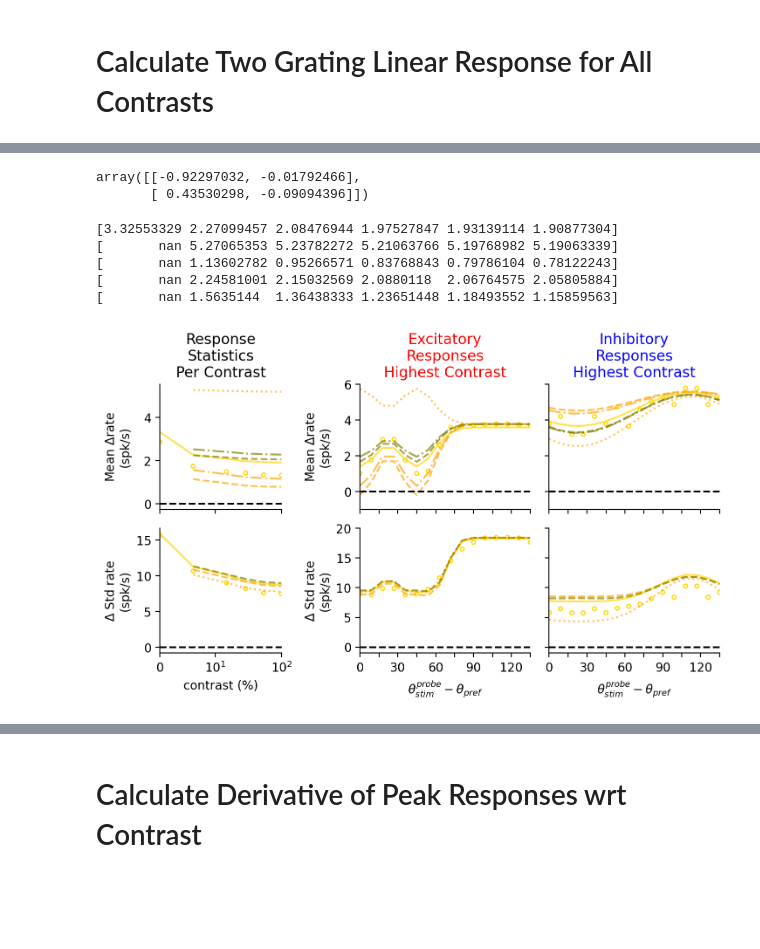
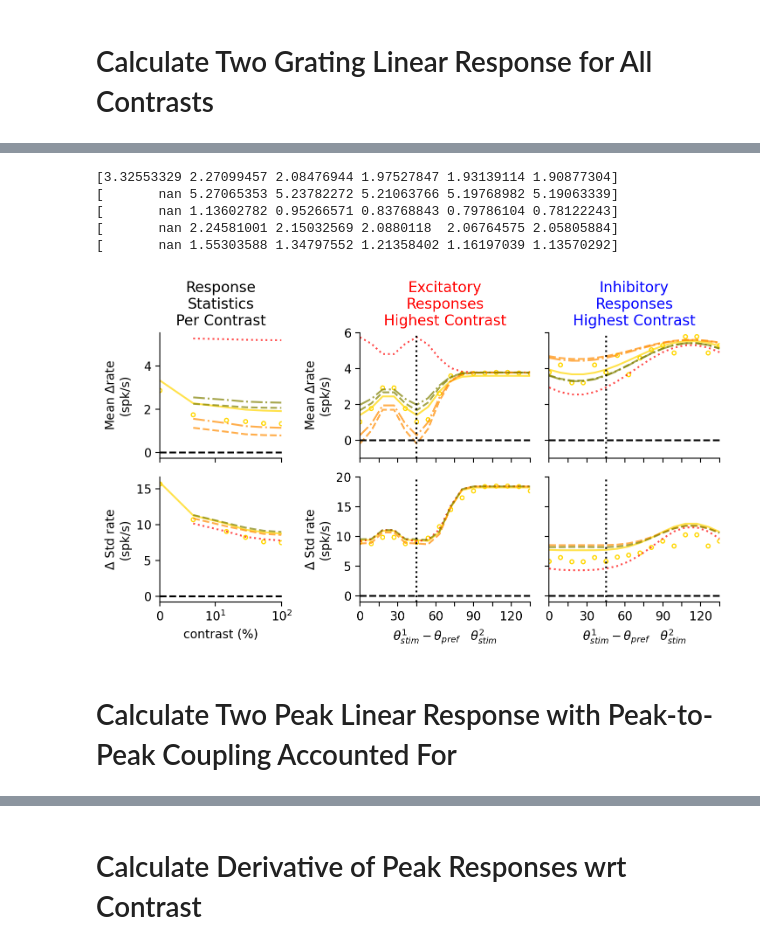
Before and after one commit to AddingAddict/ToroidalNetworks, a Jupyter notebook: sparse_weights/notebooks/linear_resp.ipynb, the cells around one changed output, grey strips where cells are left out. Saved outputs shown, nothing was run; the diff lists cells and outputs as text; code cells hidden in the pictures; blank space fills up the shorter version.

Commit message:
lock in original width? add notebooks and plot

```diff
--- a/sparse_weights/notebooks/linear_resp.ipynb
+++ b/sparse_weights/notebooks/linear_resp.ipynb
@@ -1876,10 +1918,10 @@ def calc_lin_resp(res_dict_init,res_dict_decoup):
     # Mpp0dis = np.block([[App,Bpp.reshape(NP,NP*NT)],[np.zeros_like(Cpp).reshape(NP*NT,NP),Dpp.reshape(NP*NT,NP*NT)]])
 
     Xbp0dis = Xbp.copy()
-    Xbp0dis[:2,:2] = -np.linalg.solve(Abb,Abp)
+    # Xbp0dis[:2,:2] = -np.linalg.solve(Abb,Abp)
     Xbp0dis[:2,2:] = 0
     Xpb0dis = Xpb.copy()
-    Xpb0dis[:2,:2] = -np.linalg.solve(App,Apb)
+    # Xpb0dis[:2,:2] = -np.linalg.solve(App,Apb)
     Xpb0dis[:2,2:] = 0
 
     δmb0 = np.concatenate([δrb0,δCrb0.flatten()])
@@ -2653,13 +2691,13 @@ def calc_lin_resp(res_dict_init,res_dict_decoup):
     # Mpc0dis = np.block([[Apc,Bpc.reshape(NP,NP*NT)],[np.zeros_like(Cpc).reshape(NP*NT,NP),Dpc.reshape(NP*NT,NP*NT)]])
 
     Xbp0dis = Xbp.copy()
-    Xbp0dis[:2,:2] = -np.linalg.solve(Abb,Abp)
+    # Xbp0dis[:2,:2] = -np.linalg.solve(Abb,Abp)
     Xbp0dis[:2,2:] = 0
     Xpb0dis = Xpb.copy()
-    Xpb0dis[:2,:2] = -np.linalg.solve(Aps,Apb)
+    # Xpb0dis[:2,:2] = -np.linalg.solve(Aps,Apb)
     Xpb0dis[:2,2:] = 0
     Xpc0dis = Xpc.copy()
-    Xpc0dis[:2,:2] = -np.linalg.solve(Aps,Apc)
+    # Xpc0dis[:2,:2] = -np.linalg.solve(Aps,Apc)
     Xpc0dis[:2,2:] = 0
     Xps0dis = np.eye(NP*(NT+1)) + Xpc0dis
 
@@ -2802,8 +2802,3 @@ array([[ 0.04351393,  0.01203888],
-# %%
-Xpb[:2,:2]
-# %% [output]
-array([[-0.92297032, -0.01792466],
-       [ 0.43530298, -0.09094396]])
 # %%
 res_dict_lin_resps = [None]*6
 
@@ -2886,7 +2881,7 @@ print(dmft_dr0dis)
 [       nan 5.27065353 5.23782272 5.21063766 5.19768982 5.19063339]
 [       nan 1.13602782 0.95266571 0.83768843 0.79786104 0.78122243]
 [       nan 2.24581001 2.15032569 2.0880118  2.06764575 2.05805884]
-[       nan 1.5635144  1.36438333 1.23651448 1.18493552 1.15859563]
+[       nan 1.55303588 1.34797552 1.21358402 1.16197039 1.13570292]
 # %%
 drE = gauss(oris,res_dict_lin_resps[5]['drb'][0],res_dict_lin_resps[5]['drp'][0],sr[0])
 drI = gauss(oris,res_dict_lin_resps[5]['drb'][1],res_dict_lin_resps[5]['drp'][1],sr[1])
@@ -2938,45 +2933,45 @@ axs = axs[:,[0,2,3]]
 # axs[0,0].fill_between(cons,data_dr[:,0]-data_dr[:,1],data_dr[:,0]+data_dr[:,1],color='gold',alpha=0.2)
 axs[0,0].scatter(cons,sim_dr,edgecolors='gold',facecolors='none',marker='o',s=10)
 axs[0,0].plot(cons,dmft_dr,c='gold',ls='-',alpha=0.7,label='a')
-axs[0,0].plot(cons,dmft_dr0,c='orange',ls=':',alpha=0.7,label='a')
-axs[0,0].plot(cons,dmft_drfull,c='orange',ls='--',alpha=0.7,label='a')
+axs[0,0].plot(cons,dmft_dr0,c='red',ls=':',alpha=0.7,label='a')
+axs[0,0].plot(cons,dmft_drfull,c='darkorange',ls='--',alpha=0.7,label='a')
 axs[0,0].plot(cons,dmft_drfull1,c='olive',ls='--',alpha=0.7,label='a')
-axs[0,0].plot(cons,dmft_dr0dis,c='orange',ls='-.',alpha=0.7,label='a')
+axs[0,0].plot(cons,dmft_dr0dis,c='darkorange',ls='-.',alpha=0.7,label='a')
 axs[0,0].plot(cons,dmft_dr0dis1,c='olive',ls='-.',alpha=0.7,label='a')
 axs[0,1].plot(oris,roE-rvE,c='gold',ls='-',alpha=0.7,label='a')
-axs[0,1].plot(oris,drE0,c='orange',ls=':',alpha=0.7,label='a')
-axs[0,1].plot(oris,drE,c='orange',ls='--',alpha=0.7,label='a')
+axs[0,1].plot(oris,drE0,c='red',ls=':',alpha=0.7,label='a')
+axs[0,1].plot(oris,drE,c='darkorange',ls='--',alpha=0.7,label='a')
 axs[0,1].plot(oris,drE1,c='olive',ls='--',alpha=0.7,label='a')
-axs[0,1].plot(oris,drE0dis,c='orange',ls='-.',alpha=0.7,label='a')
+axs[0,1].plot(oris,drE0dis,c='darkorange',ls='-.',alpha=0.7,label='a')
 axs[0,1].plot(oris,drE0dis1,c='olive',ls='-.',alpha=0.7,label='a')
 # axs[0,1].legend()
 axs[0,1].scatter(oris,abs_ori(sim_roE-sim_rvE),edgecolors='gold',facecolors='none',marker='o',s=10)
 axs[0,2].plot(oris,roI-rvI,c='gold',ls='-',alpha=0.7)
-axs[0,2].plot(oris,drI0,c='orange',ls=':',alpha=0.7)
-axs[0,2].plot(oris,drI,c='orange',ls='--',alpha=0.7)
+axs[0,2].plot(oris,drI0,c='red',ls=':',alpha=0.7)
+axs[0,2].plot(oris,drI,c='darkorange',ls='--',alpha=0.7)
 axs[0,2].plot(oris,drI1,c='olive',ls='--',alpha=0.7)
-axs[0,2].plot(oris,drI0dis,c='orange',ls='-.',alpha=0.7)
+axs[0,2].plot(oris,drI0dis,c='darkorange',ls='-.',alpha=0.7)
 axs[0,2].plot(oris,drI0dis1,c='olive',ls='-.',alpha=0.7)
 axs[0,2].scatter(oris,abs_ori(sim_roI-sim_rvI),edgecolors='gold',facecolors='none',marker='o',s=10)
 # axs[1,0].plot(cons,data_dstdr[:,0],color='gold',alpha=0.2)
 # axs[1,0].fill_between(cons,data_dstdr[:,0]-data_dstdr[:,1],data_dstdr[:,0]+data_dstdr[:,1],color='gold',alpha=0.2)
 axs[1,0].scatter(cons,sim_dstdr,edgecolors='gold',facecolors='none',marker='o',s=10)
 axs[1,0].plot(cons,dmft_dstdr,c='gold',ls='-',alpha=0.7,label='a')
-axs[1,0].plot(cons,dmft_dstdr0,c='orange',ls=':',alpha=0.7,label='a')
-axs[1,0].plot(cons,dmft_dstdrfull,c='orange',ls='--',alpha=0.7,label='a')
+axs[1,0].plot(cons,dmft_dstdr0,c='red',ls=':',alpha=0.7,label='a')
+axs[1,0].plot(cons,dmft_dstdrfull,c='darkorange',ls='--',alpha=0.7,label='a')
 axs[1,0].plot(cons,dmft_dstdrfull1,c='olive',ls='--',alpha=0.7,label='a')
-# axs[1,0].plot(cons,dmft_dstdr0dis,c='orange',ls='-.',alpha=0.7,label='a')
+# axs[1,0].plot(cons,dmft_dstdr0dis,c='darkorange',ls='-.',alpha=0.7,label='a')
 axs[1,1].plot(oris,np.sqrt(CroE-roE**2)-np.sqrt(CrvE-rvE**2),c='gold',ls='-',alpha=0.7)
-axs[1,1].plot(oris,np.sqrt(CrvE+dCrE0-(rvE+drE0)**2)-np.sqrt(CrvE-rvE**2),c='orange',ls=':',alpha=0.7)
-axs[1,1].plot(oris,np.sqrt(CrvE+dCrE-(rvE+drE)**2)-np.sqrt(CrvE-rvE**2),c='orange',ls='--',alpha=0.7)
+axs[1,1].plot(oris,np.sqrt(CrvE+dCrE0-(rvE+drE0)**2)-np.sqrt(CrvE-rvE**2),c='red',ls=':',alpha=0.7)
+axs[1,1].plot(oris,np.sqrt(CrvE+dCrE-(rvE+drE)**2)-np.sqrt(CrvE-rvE**2),c='darkorange',ls='--',alpha=0.7)
 axs[1,1].plot(oris,np.sqrt(CrvE+dCrE1-(rvE+drE1)**2)-np.sqrt(CrvE-rvE**2),c='olive',ls='--',alpha=0.7)
-# axs[1,1].plot(oris,np.sqrt(CrvE+dCrE0dis-(rvE+drE0dis)**2)-np.sqrt(CrvE-rvE**2),c='orange',ls='-.',alpha=0.7)
+# axs[1,1].plot(oris,np.sqrt(CrvE+dCrE0dis-(rvE+drE0dis)**2)-np.sqrt(CrvE-rvE**2),c='darkorange',ls='-.',alpha=0.7)
 axs[1,1].scatter(oris,abs_ori(sim_std_roE-sim_std_rvE),edgecolors='gold',facecolors='none',marker='o',s=10)
 axs[1,2].plot(oris,np.sqrt(CroI-roI**2)-np.sqrt(CrvI-rvI**2),c='gold',ls='-',alpha=0.7)
-axs[1,2].plot(oris,np.sqrt(CrvI+dCrI0-(rvI+drI0)**2)-np.sqrt(CrvI-rvI**2),c='orange',ls=':',alpha=0.7)
-axs[1,2].plot(oris,np.sqrt(CrvI+dCrI-(rvI+drI)**2)-np.sqrt(CrvI-rvI**2),c='orange',ls='--',alpha=0.7)
+axs[1,2].plot(oris,np.sqrt(CrvI+dCrI0-(rvI+drI0)**2)-np.sqrt(CrvI-rvI**2),c='red',ls=':',alpha=0.7)
+axs[1,2].plot(oris,np.sqrt(CrvI+dCrI-(rvI+drI)**2)-np.sqrt(CrvI-rvI**2),c='darkorange',ls='--',alpha=0.7)
 axs[1,2].plot(oris,np.sqrt(CrvI+dCrI1-(rvI+drI1)**2)-np.sqrt(CrvI-rvI**2),c='olive',ls='--',alpha=0.7)
-# axs[1,2].plot(oris,np.sqrt(CrvI+dCrI0dis-(rvI+drI0dis)**2)-np.sqrt(CrvI-rvI**2),c='orange',ls='-.',alpha=0.7)
+# axs[1,2].plot(oris,np.sqrt(CrvI+dCrI0dis-(rvI+drI0dis)**2)-np.sqrt(CrvI-rvI**2),c='darkorange',ls='-.',alpha=0.7)
 axs[1,2].scatter(oris,abs_ori(sim_std_roI-sim_std_rvI),edgecolors='gold',facecolors='none',marker='o',s=10)
 
 for i in range(2):
@@ -2992,33 +2987,38 @@ for ax in axs.flat:
 
 axs[0,0].set_xscale('symlog', linthresh=12)
 nticks = 10
 ticks = np.array(['{:.0f}'.format(ori) for ori in np.linspace(0,135,nticks)])
 ticks[1::2] = ''
 for i in range(1,3):
     axs[1,i].set_xticks(np.linspace(0,135,nticks),ticks)
+for i in range(2):
+    axs[i,1].axvline(45,c='k',ls=':')
+    axs[i,2].axvline(45,c='k',ls=':')
 
 axs[0,0].set_xlim(0,100)
 axs[0,1].set_xlim(0,135)
 axs[0,2].set_xlim(0,135)
 for i in range(1,3):
     axs[0,i].set_ylim(-1,6)
     axs[1,i].set_ylim(-1,20)
 
 axs[1,0].set_xlabel('contrast (%)')
-axs[1,1].set_xlabel(r'$\theta_{stim}^{probe}-\theta_{pref}$')
-axs[1,2].set_xlabel(r'$\theta_{stim}^{probe}-\theta_{pref}$')
+axs[1,1].set_xlabel(r'$\theta_{stim}^1-\theta_{pref}\quad\theta_{stim}^2$')
+axs[1,2].set_xlabel(r'$\theta_{stim}^1-\theta_{pref}\quad\theta_{stim}^2$')
 
 for i in range(2):
     axs[0,i].set_ylabel(r'Mean $\Delta$rate'+'\n(spk/s)')
     axs[1,i].set_ylabel(r'$\Delta$ Std rate'+'\n(spk/s)')
 
 axs[0,0].set_title('Response\nStatistics\nPer Contrast',color='k')
 axs[0,1].set_title('Excitatory\nResponses\nHighest Contrast',color='r')
 axs[0,2].set_title('Inhibitory\nResponses\nHighest Contrast',color='b')
 
 fig.align_labels()
 
 # fig.tight_layout()
 fig.savefig('./../plots/delta_rate_norm_lin_resp_paper.pdf')
 # %% [output]
-[figure, old version]
+[figure, new version]
+# %% [markdown]
+# Calculate Two Peak Linear Response with Peak-to-Peak Coupling Accounted For
```
Also changed, not shown: parts of 17 cells of this notebook, 16 other files.
